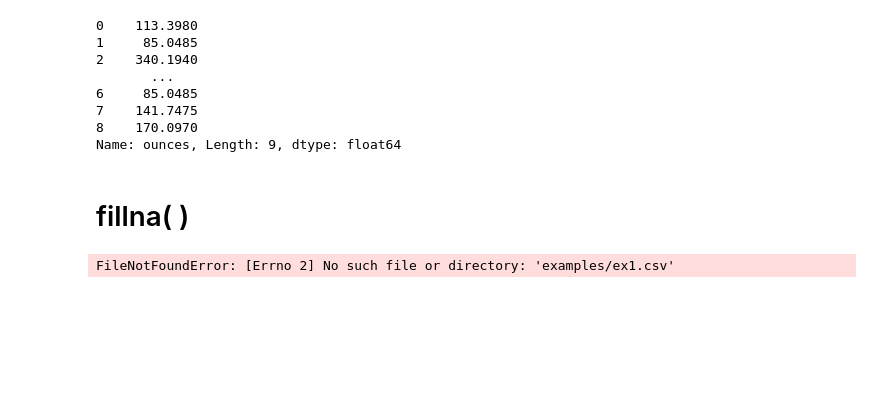
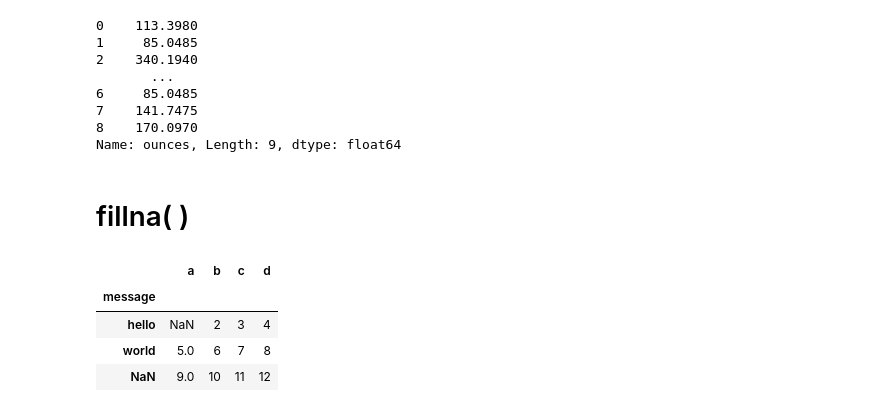
Before and after one commit to IgaMeddie/Data_cleaning, a Jupyter notebook: learnt 05-03.ipynb, the cells around one changed output. Drawn from its saved outputs; the diff is of its cells as text; code cells hidden in the pictures; blank space fills up the shorter version.

```diff
--- a/learnt 05-03.ipynb
+++ b/learnt 05-03.ipynb
@@ -326,26 +326,52 @@ Name: ounces, Length: 9, dtype: float64
 # %%
 df4 = pd.read_csv(filepath_or_buffer = 'examples/ex1.csv',
                   sep=',',
                   # lines containing headers.
                   # Sometimes they can be on multiple lines due to formatting (numbering starts from 0)
                   header=0,
 
                   # the names we want to use to index columns
                   names=['a', 'b', 'c', 'd', 'message'],
 
                   # what is indexing the columns?
                   index_col='message',
 
+                  # Line numbers to skip (0-indexed) or number of lines to skip (int) at the start of the file.
+
                   # we don't skip any rows, only comments.
                   # But this is useful when columns and data separated by whitespace or metadata.
                   # Or if page breaks are in the data.
                   skiprows=0,
 
+                   # Number of rows of file to read.
+
                    # we grab all the rows
                   nrows=3,
 
+                  # Additional strings to recognize as NA/NaN. If dict passed, specific per-column NA values.
+
                   # what values from the files are actually not available or not expressible
                   na_values={'message': ['foo', 'NA'], 'a': ['1'], 'b': ['1'], 'c': ['1'], 'd': ['1']}
+
+                  # For the 'message' column, both 'foo' and 'NA' will be treated as missing values.
+                  # For columns 'a', 'b', 'c', and 'd', the value '1' will be treated as missing.
                  )
+
+
+'''skiprows=
+The skiprows parameter in the pd.read_csv() function tells pandas how many rows at the beginning of the CSV file to skip before starting to read the data.
+
+For example, if skiprows=2, pandas will ignore the first 2 rows of the CSV file and start reading from the third row onwards. This can be useful if your CSV file contains some metadata or information that you don't want to include in your DataFrame.
+
+In the given code, skiprows=0, which means pandas will start reading the CSV file from the very beginning, without skipping any rows.'''
+
+'''nrows=
+ Specifies the number of rows of data to read from the CSV file, excluding the header or column names. It starts counting from the first row of actual data in the file, skipping any rows used for headers or metadata. '''
+
+df4
 # %% [output]
-FileNotFoundError: [Errno 2] No such file or directory: 'examples/ex1.csv'
+|  | a | b | c | d |
+| message |  |  |  |  |
+| hello | NaN | 2 | 3 | 4 |
+| world | 5.0 | 6 | 7 | 8 |
+| NaN | 9.0 | 10 | 11 | 12 |
```
Also changed, not shown: parts of 13 cells of this notebook.
